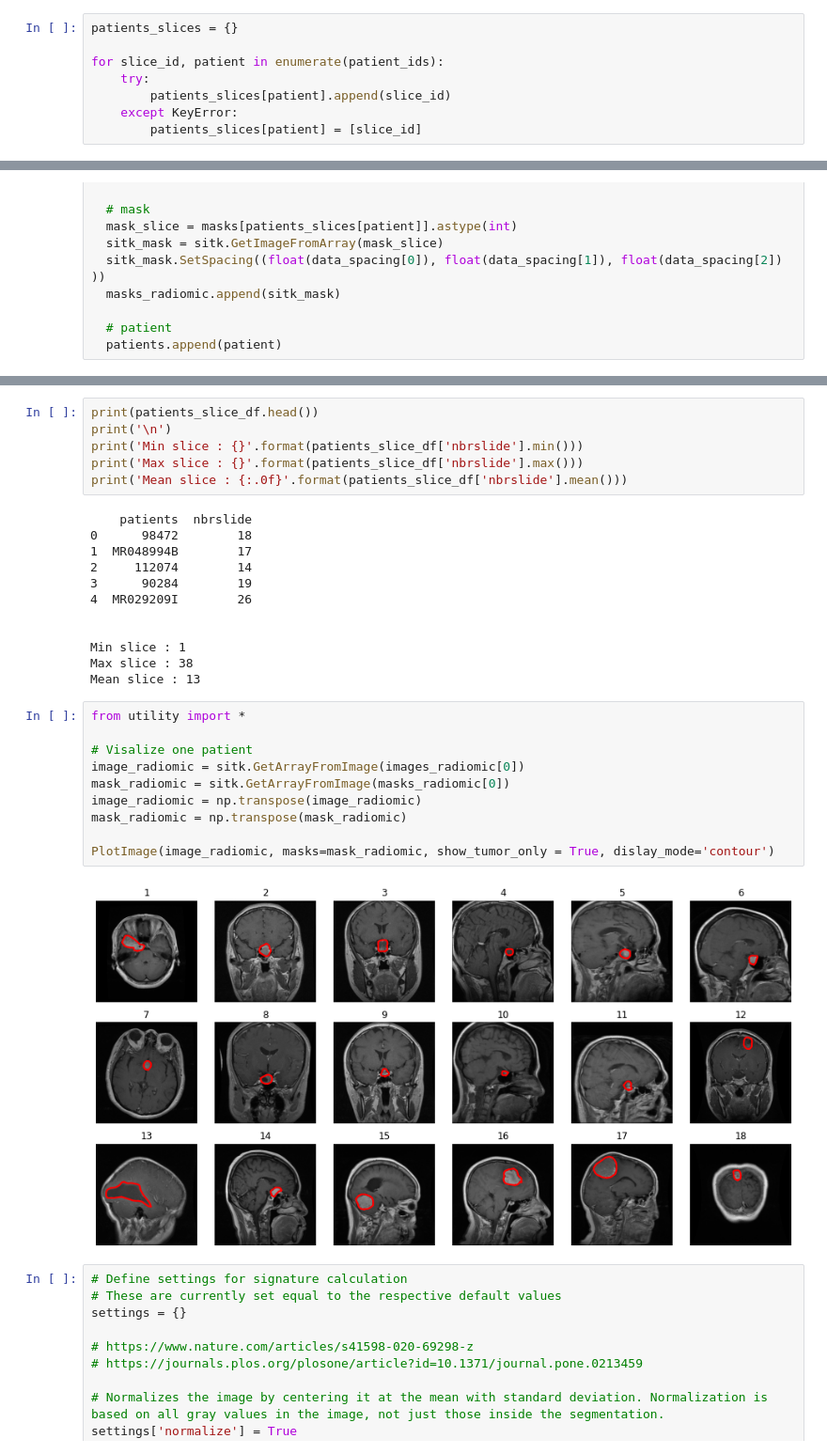
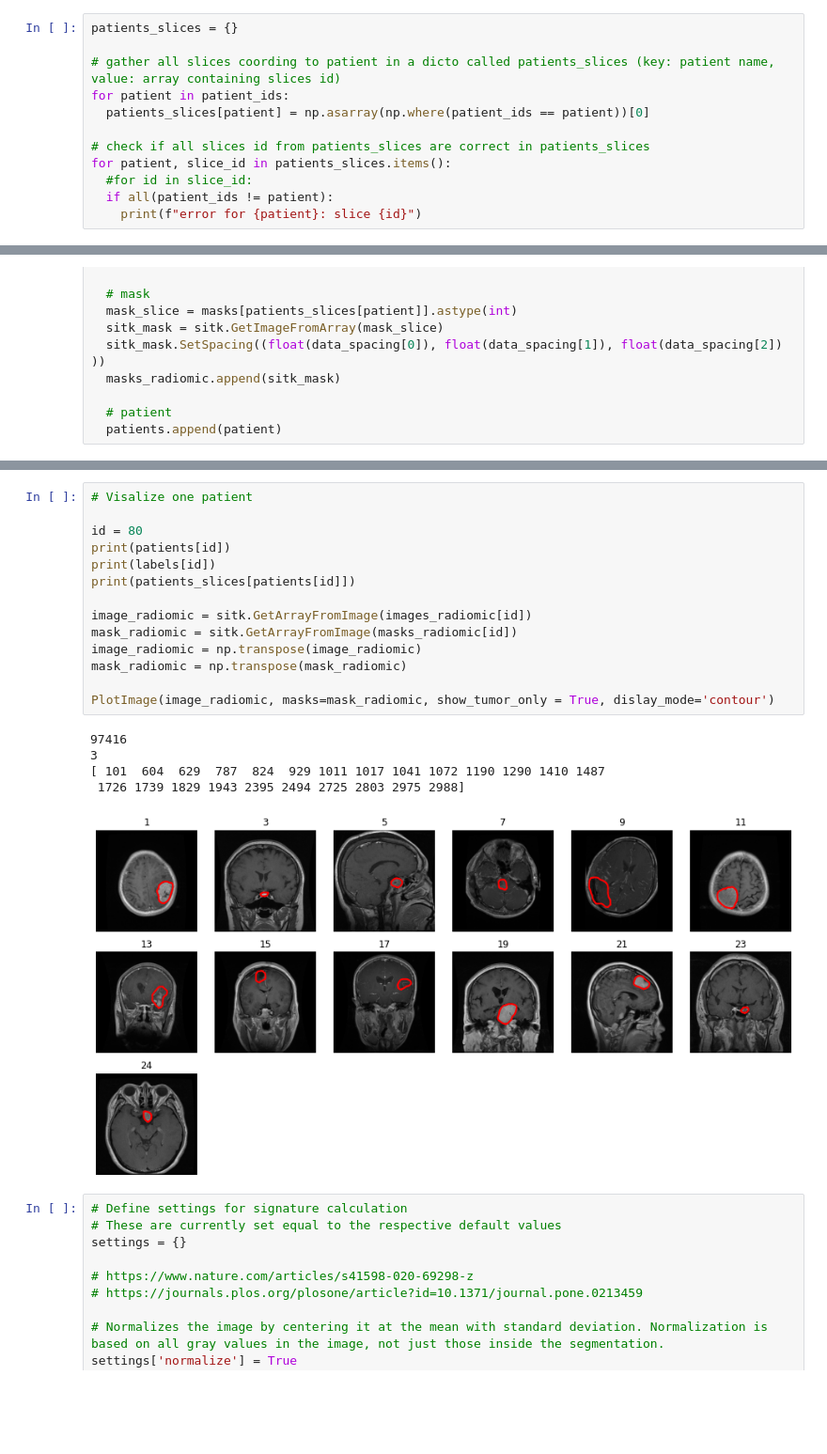
Before and after one commit to hbiom/radiomics_brain_tumors, a Jupyter notebook: radiomics.ipynb, the cells around one changed output, grey strips where cells are left out. Shown: that part at 94% size. Cells and saved outputs as stored; diff of their text form; blank space fills up the shorter version.

Commit message:
radiomics

```diff
--- a/radiomics.ipynb
+++ b/radiomics.ipynb
@@ -50,14 +50,18 @@ unique, counts = np.unique(patient_ids, return_counts=True)
 print(len(unique))
 # %% [output]
 233
-# %%
-patients_slices = {}
-
-for slice_id, patient in enumerate(patient_ids):
-    try:
-        patients_slices[patient].append(slice_id)
-    except KeyError:
-        patients_slices[patient] = [slice_id]
+# %%
+patients_slices = {}
+
+# gather all slices coording to patient in a dicto called patients_slices (key: patient name, value: array containing slices id)
+for patient in patient_ids:
+  patients_slices[patient] = np.asarray(np.where(patient_ids == patient))[0]
+
+# check if all slices id from patients_slices are correct in patients_slices
+for patient, slice_id in patients_slices.items():
+  #for id in slice_id:
+  if all(patient_ids != patient):
+    print(f"error for {patient}: slice {id}")
 # %%
 data_spacing = [1,1,1]
 
@@ -106,33 +128,23 @@ patients_slice_df = pd.DataFrame({'patients': pd.Series(patients), 'nbrslide': p
-# %%
-print(patients_slice_df.head())
-print('\n')
-print('Min slice : {}'.format(patients_slice_df['nbrslide'].min()))
-print('Max slice : {}'.format(patients_slice_df['nbrslide'].max()))
-print('Mean slice : {:.0f}'.format(patients_slice_df['nbrslide'].mean()))
-# %% [output]
-    patients  nbrslide
-0      98472        18
-1  MR048994B        17
-2     112074        14
-3      90284        19
-4  MR029209I        26
-
-
-Min slice : 1
-Max slice : 38
-Mean slice : 13
 # %%
-from utility import *
+# Visalize one patient
 
-# Visalize one patient
-image_radiomic = sitk.GetArrayFromImage(images_radiomic[0])
-mask_radiomic = sitk.GetArrayFromImage(masks_radiomic[0])
+id = 80
+print(patients[id])
+print(labels[id])
+print(patients_slices[patients[id]])
+
+image_radiomic = sitk.GetArrayFromImage(images_radiomic[id])
+mask_radiomic = sitk.GetArrayFromImage(masks_radiomic[id])
 image_radiomic = np.transpose(image_radiomic)
 mask_radiomic = np.transpose(mask_radiomic)
 
 PlotImage(image_radiomic, masks=mask_radiomic, show_tumor_only = True, dislay_mode='contour')
 # %% [output]
+97416
+3
+[ 101  604  629  787  824  929 1011 1017 1041 1072 1190 1290 1410 1487
+ 1726 1739 1829 1943 2395 2494 2725 2803 2975 2988]
-[figure, old version]
+[figure, new version]
 # %%
 # Define settings for signature calculation
 # These are currently set equal to the respective default values
```
Also changed, not shown: parts of 5 cells of this notebook.
